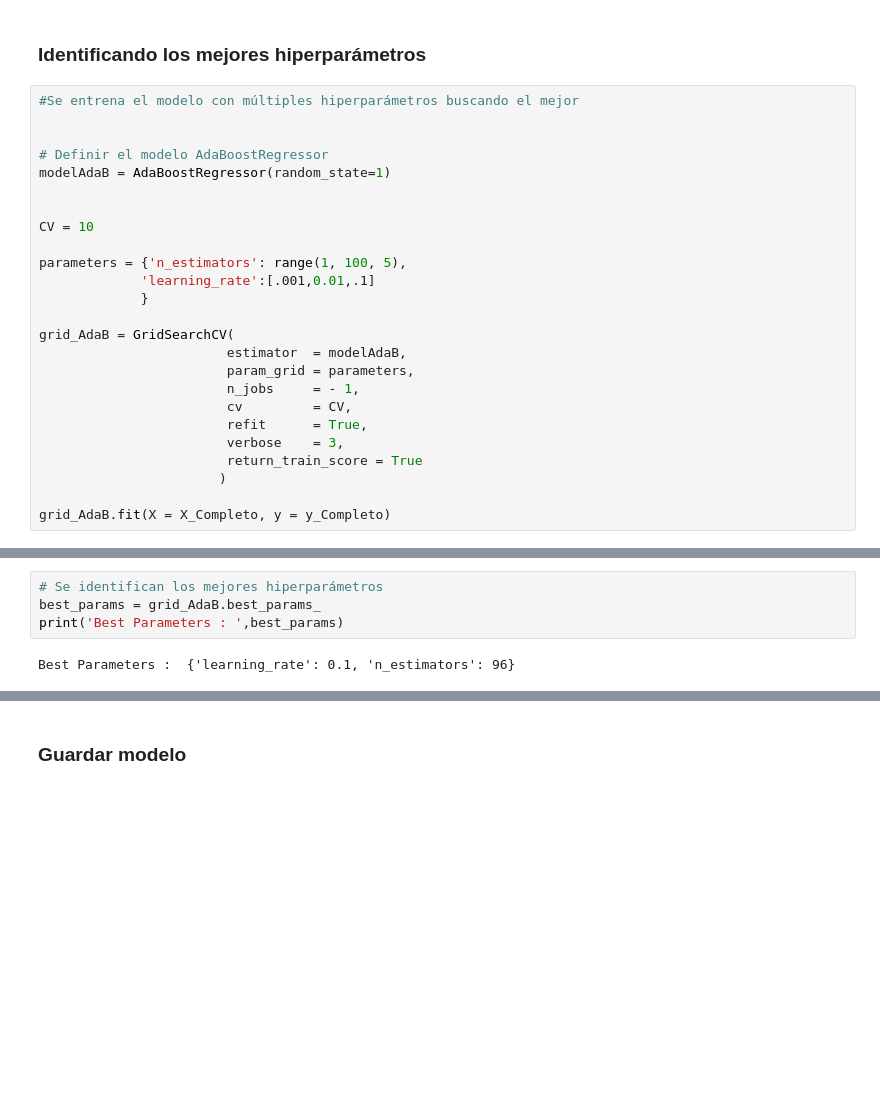
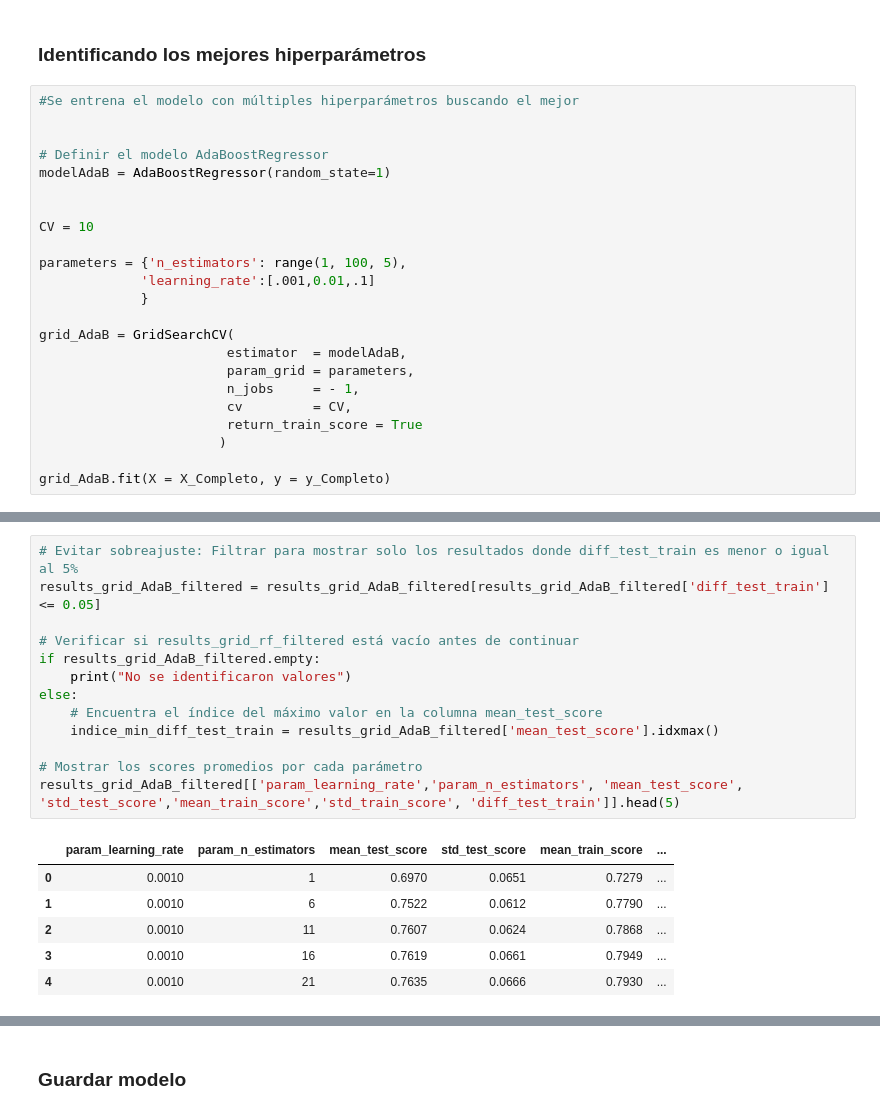
Before and after one commit to mrbedoya/ml-2026, a Jupyter notebook: 15_AdaBoost_Regresion.ipynb, the cells around one changed output, grey strips where cells are left out. Cells and saved outputs as stored; diff of their text form; blank space fills up the shorter version.

```diff
--- a/15_AdaBoost_Regresion.ipynb
+++ b/15_AdaBoost_Regresion.ipynb
@@ -408,8 +408,6 @@ grid_AdaB = GridSearchCV(
                         param_grid = parameters,
                         n_jobs     = - 1,
                         cv         = CV,
-                        refit      = True,
-                        verbose    = 3,
                         return_train_score = True
                        )
 
@@ -483,8 +439,22 @@ results_grid_AdaB_filtered[['param_learning_rate', 'param_n_estimators','mean_te
-# %%
-# Se identifican los mejores hiperparámetros
-best_params = grid_AdaB.best_params_
-print('Best Parameters : ',best_params)
-# %% [output]
-Best Parameters :  {'learning_rate': 0.1, 'n_estimators': 96}
+# %%
+# Evitar sobreajuste: Filtrar para mostrar solo los resultados donde diff_test_train es menor o igual al 5%
+results_grid_AdaB_filtered = results_grid_AdaB_filtered[results_grid_AdaB_filtered['diff_test_train'] <= 0.05]
+
+# Verificar si results_grid_rf_filtered está vacío antes de continuar
+if results_grid_AdaB_filtered.empty:
+    print("No se identificaron valores")
+else:
+    # Encuentra el índice del máximo valor en la columna mean_test_score
+    indice_min_diff_test_train = results_grid_AdaB_filtered['mean_test_score'].idxmax()
+
+# Mostrar los scores promedios por cada parámetro
+results_grid_AdaB_filtered[['param_learning_rate','param_n_estimators', 'mean_test_score', 'std_test_score','mean_train_score','std_train_score', 'diff_test_train']].head(5)
+# %% [output]
+|  | param_learning_rate | param_n_estimators | mean_test_score | std_test_score | mean_train_score | ... |
+| 0 | 0.0010 | 1 | 0.6970 | 0.0651 | 0.7279 | ... |
+| 1 | 0.0010 | 6 | 0.7522 | 0.0612 | 0.7790 | ... |
+| 2 | 0.0010 | 11 | 0.7607 | 0.0624 | 0.7868 | ... |
+| 3 | 0.0010 | 16 | 0.7619 | 0.0661 | 0.7949 | ... |
+| 4 | 0.0010 | 21 | 0.7635 | 0.0666 | 0.7930 | ... |
 # %%
 # Top 3 de los mejores scores
```
Also changed, not shown: parts of 9 cells of this notebook.
